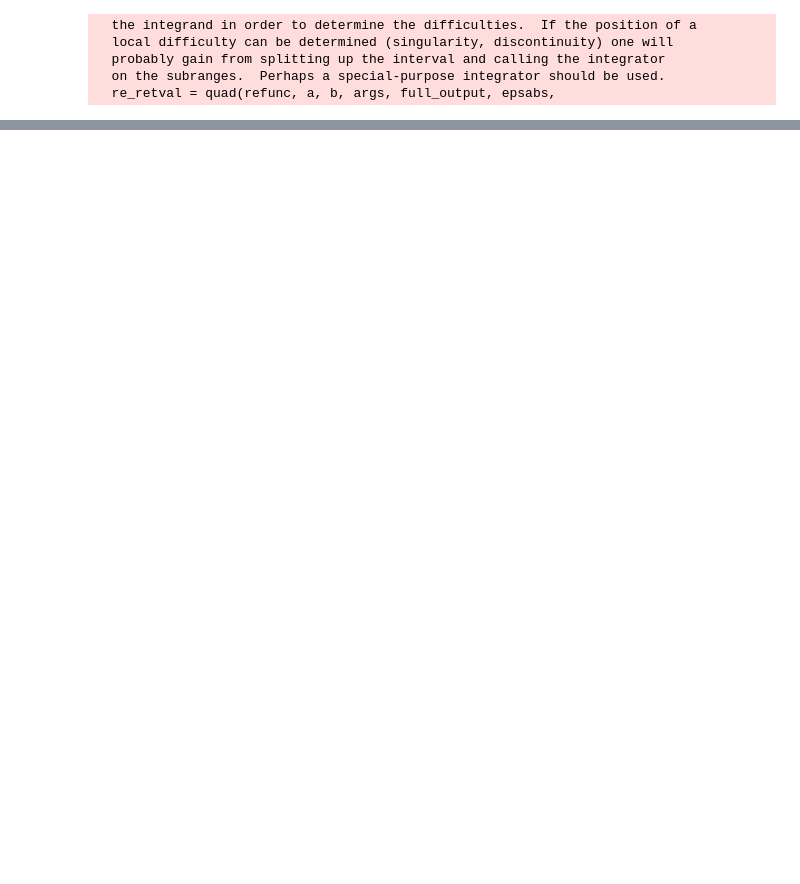
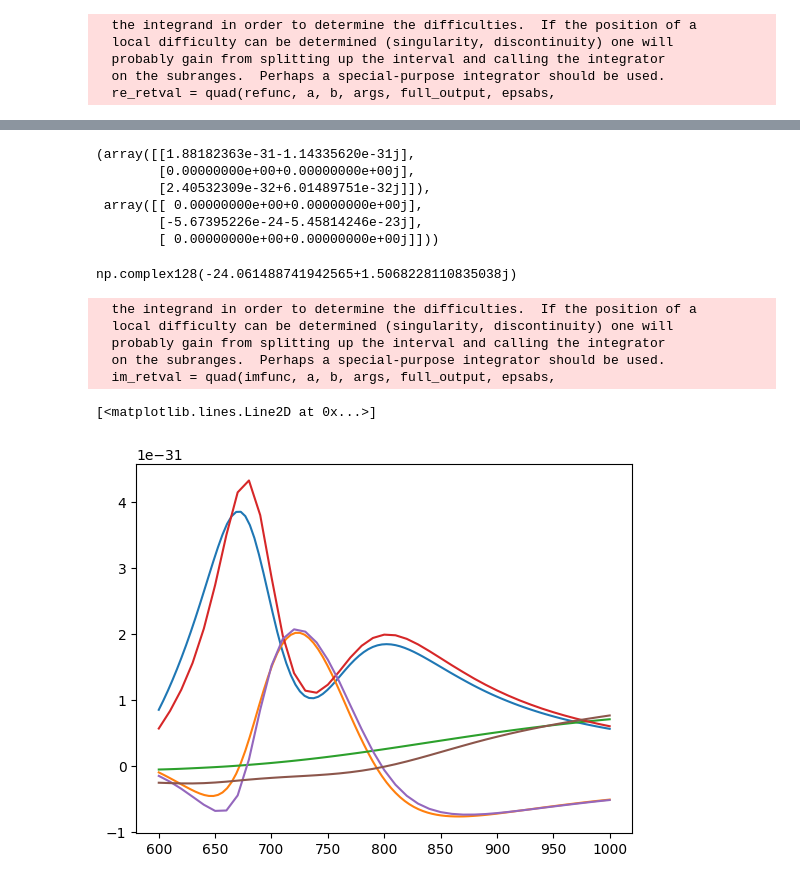
Before and after one commit to semyonbo/SPP_ANALYTICAL, a Jupyter notebook: check_greens.ipynb, the cells around one changed output, grey strips where cells are left out. Cells and saved outputs as stored; diff of their text form; code cells hidden in the pictures; blank space fills up the shorter version.

```diff
--- a/check_greens.ipynb
+++ b/check_greens.ipynb
@@ -34 +77,63 @@ rotGE0, rotGH0 = green_func.rot_green_ref_00(wl, z0, eps_Au, stop)
+# %%
+dipoles.calc_dipoles_v2(800, eps_Au, [0,0,100], 100, eps_Si, 25*np.pi/180, 1, 0,0,35)
+# %% [output]
+(array([[1.88182363e-31-1.14335620e-31j],
+        [0.00000000e+00+0.00000000e+00j],
+        [2.40532309e-32+6.01489751e-32j]]),
+ array([[ 0.00000000e+00+0.00000000e+00j],
+        [-5.67395226e-24-5.45814246e-23j],
+        [ 0.00000000e+00+0.00000000e+00j]]))
+# %%
+eps_Au(wl)
+# %% [output]
+np.complex128(-24.061488741942565+1.5068228110835038j)
+# %%
+wls = np.linspace(600, 1000, 100)
+eps_Au = frenel.get_interpolate('Au')
+eps_Si = frenel.get_interpolate('Si')
+# R = 147
+# dist =2
+# a_angle=np.pi/4
+# phase=-np.pi/2
+# z0= dist + R
+# stop = 35
+# angle = 25*np.pi/180
+# STOP=45
+
+
+R = 100
+dist = 2
+angle = 25*np.pi/180
+point = [0,0,dist+R]
+STOP=45
+a_angle = 0
+phase = 0
+
+P,M = np.empty((len(wls), 3), dtype=complex), np.empty((len(wls), 3), dtype=complex)
+
+for i in range(len(wls)):
+    p,m = dipoles.calc_dipoles_v2(wls[i], eps_Au, point, R, eps_Si, angle, 1, phase, a_angle, STOP)
+    P[i],M[i] = p[:,0], m[:,0]
+# %% [output]
+  the integrand in order to determine the difficulties.  If the position of a
+  local difficulty can be determined (singularity, discontinuity) one will
+  probably gain from splitting up the interval and calling the integrator
+  on the subranges.  Perhaps a special-purpose integrator should be used.
+  im_retval = quad(imfunc, a, b, args, full_output, epsabs,
+# %%
+dip = np.loadtxt('comsol data/re_px_my_pz.txt', skiprows=8, delimiter=',')
+# %%
+import matplotlib.pyplot as plt
+
+c_const = 299792458
+plt.plot(wls, P[:,0].real)
+plt.plot(wls, M[:,1].real/c_const)
+plt.plot(wls, P[:,2].real)
+
+plt.plot(dip[:,0], dip[:,1])
+plt.plot(dip[:,0], dip[:,2])
+plt.plot(dip[:,0], dip[:,3])
+# %% [output]
+[<matplotlib.lines.Line2D at 0x...>]
+[figure, added]
 # %%
```
Also changed, not shown: parts of 9 cells of this notebook, 10 other files.
